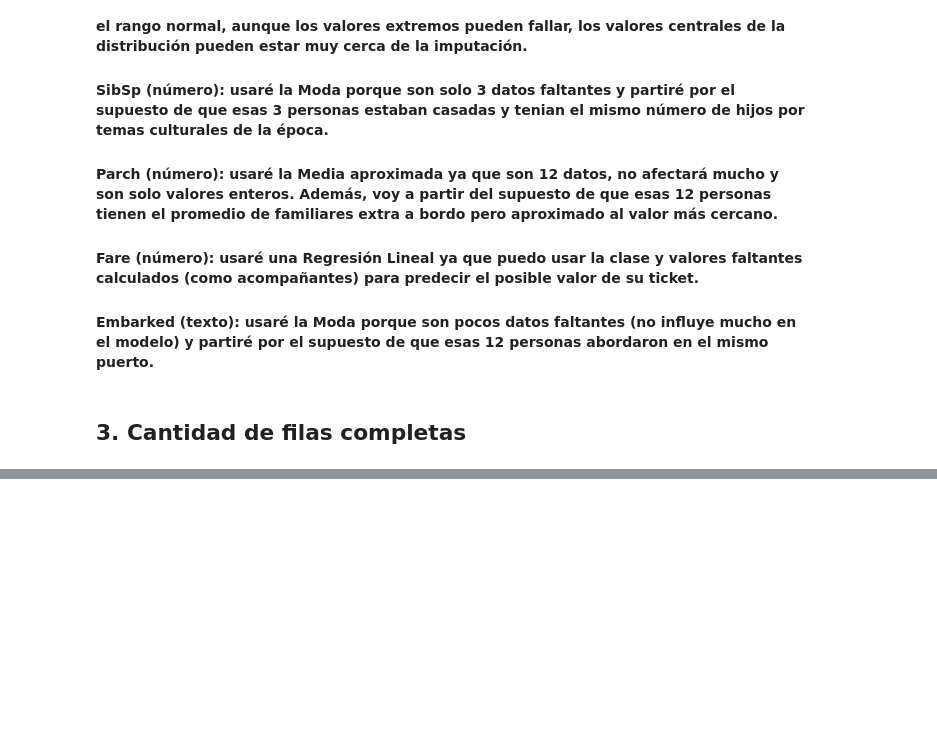
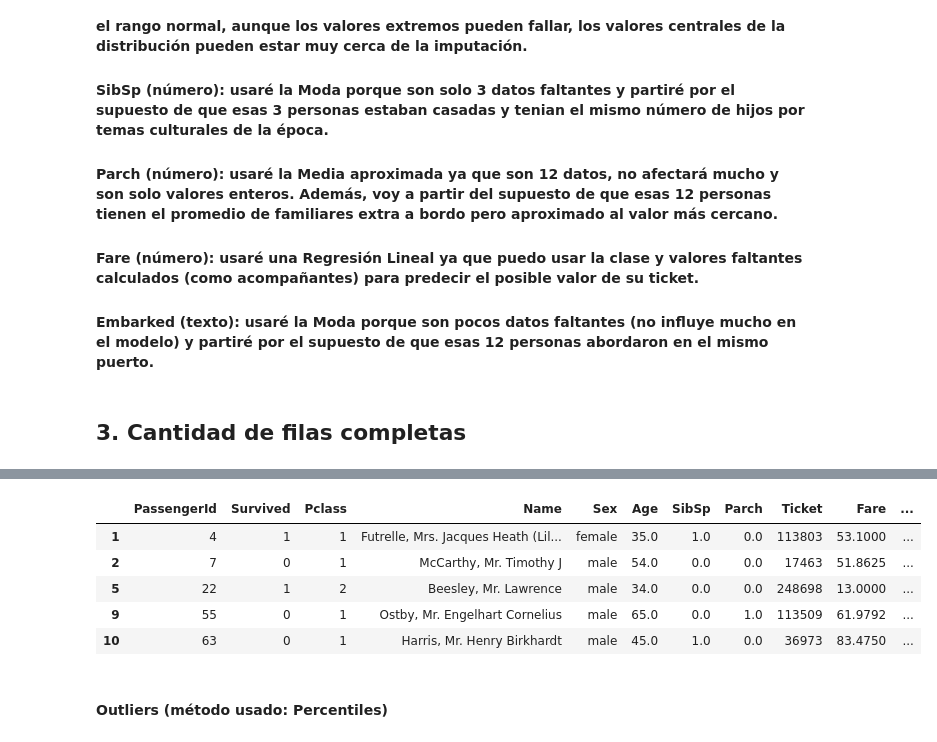
Before and after one commit to Daniel07816/DataWrangling-2022, a Jupyter notebook: Data_Engineer_Lab8/Script.ipynb, the cells around one changed output, grey strips where cells are left out. Drawn from its saved outputs; the diff is of its cells as text; code cells hidden in the pictures; blank space fills up the shorter version.

```diff
--- a/Data_Engineer_Lab8/Script.ipynb
+++ b/Data_Engineer_Lab8/Script.ipynb
@@ -123,0 +244,5 @@ titanic.dropna().shape
+# %%
+#Age
+age_lm = regre(titanic_clean.dropna().drop(['PassengerId','Name', 'Sex', 'Ticket', 'Cabin', 'Embarked', 'Age'], axis = 1), titanic_clean['Age'].dropna())
+titanic_clean['Age_lm'] = age_lm.predict(titanic_clean.drop(['PassengerId','Name', 'Sex', 'Ticket', 'Cabin', 'Embarked', 'Age'], axis = 1))
+titanic_clean['Age_lm']
@@ -123,0 +267,5 @@ titanic.dropna().shape
+# %%
+#SibSp
+SibSp_lm = regre(titanic_clean.dropna().drop(['PassengerId','Name', 'Sex', 'Ticket', 'Cabin', 'Embarked', 'Age'], axis = 1), titanic_clean['SibSp'].dropna())
+titanic_clean['Sibsp_lm'] = SibSp_lm.predict(titanic_clean.drop(['PassengerId','Name', 'Sex', 'Ticket', 'Cabin', 'Embarked', 'Age'], axis = 1))
+titanic_clean['Sibsp_lm']
@@ -123,0 +290,5 @@ titanic.dropna().shape
+# %%
+#Parch
+Parch_lm = regre(titanic_clean.dropna().drop(['PassengerId','Name', 'Sex', 'Ticket', 'Cabin', 'Embarked', 'Age'], axis = 1), titanic_clean['Parch'].dropna())
+titanic_clean['Parch_lm'] = Parch_lm.predict(titanic_clean.drop(['PassengerId','Name', 'Sex', 'Ticket', 'Cabin', 'Embarked', 'Age'], axis = 1))
+titanic_clean['Parch_lm']
@@ -123,0 +313,5 @@ titanic.dropna().shape
+# %%
+#Fare
+Fare_lm = regre(titanic_clean.dropna().drop(['PassengerId','Name', 'Sex', 'Ticket', 'Cabin', 'Embarked', 'Age'], axis = 1), titanic_clean['Fare'].dropna())
+titanic_clean['Fare_lm'] = Fare_lm.predict(titanic_clean.drop(['PassengerId','Name', 'Sex', 'Ticket', 'Cabin', 'Embarked', 'Age'], axis = 1))
+titanic_clean['Fare_lm']
@@ -123,0 +336,9 @@ titanic.dropna().shape
+# %%
+titanic_clean.head()
+# %% [output]
+|  | PassengerId | Survived | Pclass | Name | Sex | Age | SibSp | Parch | Ticket | Fare | ... |
+| 1 | 4 | 1 | 1 | Futrelle, Mrs. Jacques Heath (Lil... | female | 35.0 | 1.0 | 0.0 | 113803 | 53.1000 | ... |
+| 2 | 7 | 0 | 1 | McCarthy, Mr. Timothy J | male | 54.0 | 0.0 | 0.0 | 17463 | 51.8625 | ... |
+| 5 | 22 | 1 | 2 | Beesley, Mr. Lawrence | male | 34.0 | 0.0 | 0.0 | 248698 | 13.0000 | ... |
+| 9 | 55 | 0 | 1 | Ostby, Mr. Engelhart Cornelius | male | 65.0 | 0.0 | 1.0 | 113509 | 61.9792 | ... |
+| 10 | 63 | 0 | 1 | Harris, Mr. Henry Birkhardt | male | 45.0 | 1.0 | 0.0 | 36973 | 83.4750 | ... |
@@ -123,0 +356,2 @@ titanic.dropna().shape
+# %% [markdown]
+#### Outliers (método usado: Percentiles)
```
Also changed, not shown: parts of 29 cells of this notebook.
